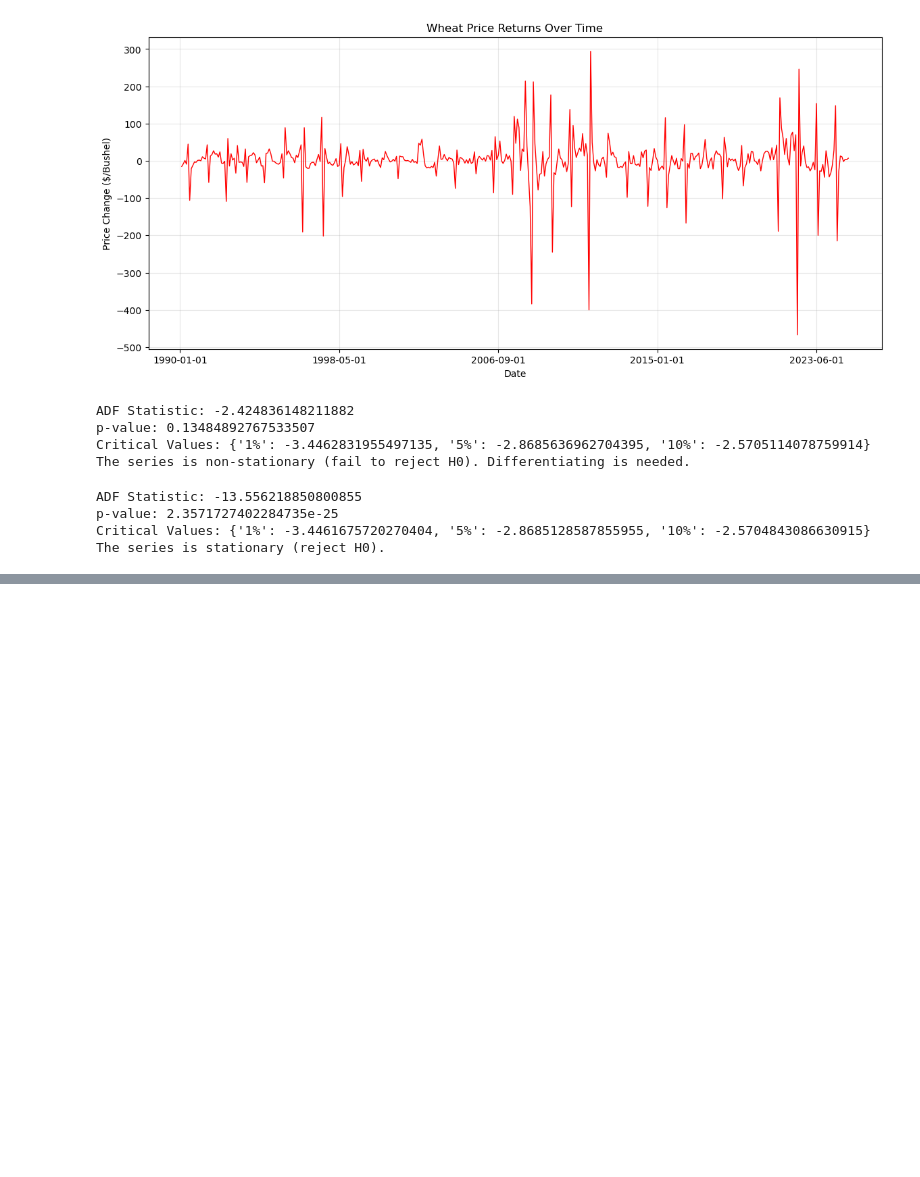
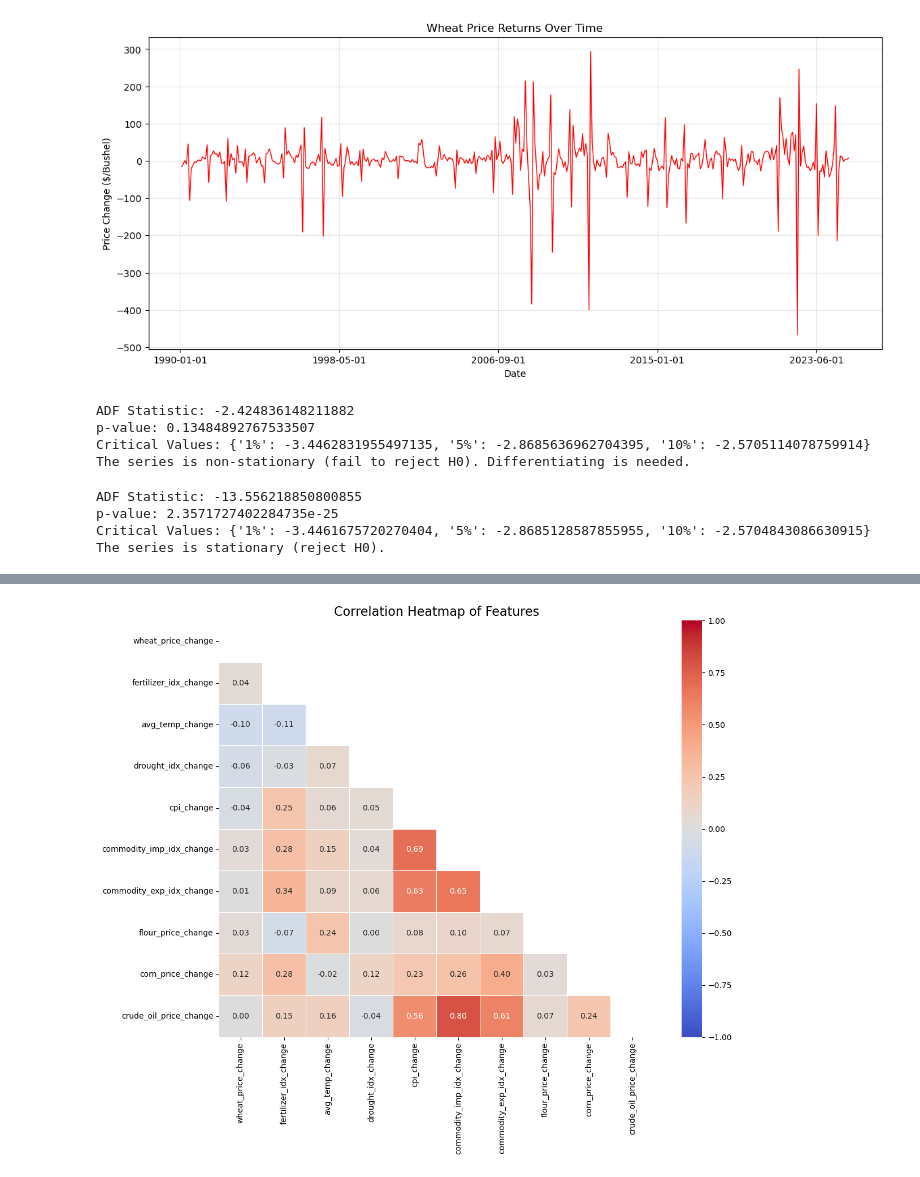
Before and after one commit to djwh1tmer/ML-Time-Series-Final-Project, a Jupyter notebook: Jupyter Notebooks/Exploratory_Data_Analysis.ipynb, the cells around one changed output, grey strips where cells are left out. Saved outputs shown, nothing was run; the diff lists cells and outputs as text; code cells hidden in the pictures; blank space fills up the shorter version.

```diff
--- a/Jupyter Notebooks/Exploratory_Data_Analysis.ipynb
+++ b/Jupyter Notebooks/Exploratory_Data_Analysis.ipynb
@@ -131,0 +177,11 @@ The series is stationary (reject H0).
+# %%
+plt.figure(figsize=(12, 10))
+mask = np.triu(np.ones_like(df_diff.corr(), dtype=bool))
+sns.heatmap(df_diff.corr(), mask=mask, annot=True, fmt=".2f", cmap='coolwarm',
+            linewidths=0.5, vmin=-1, vmax=1)
+plt.title('Correlation Heatmap of Features', fontsize=16)
+plt.tight_layout()
+plt.savefig('../Visualizations/Correlation_Heatmap.png')
+plt.show()
+# %% [output]
+[figure, added]
```
Also changed, not shown: parts of 5 cells of this notebook, 5 other files.
